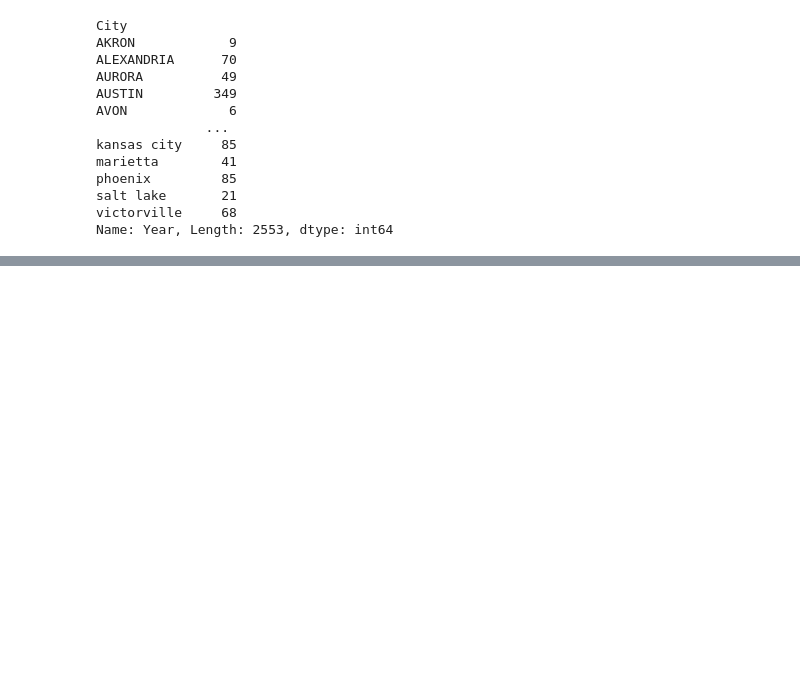
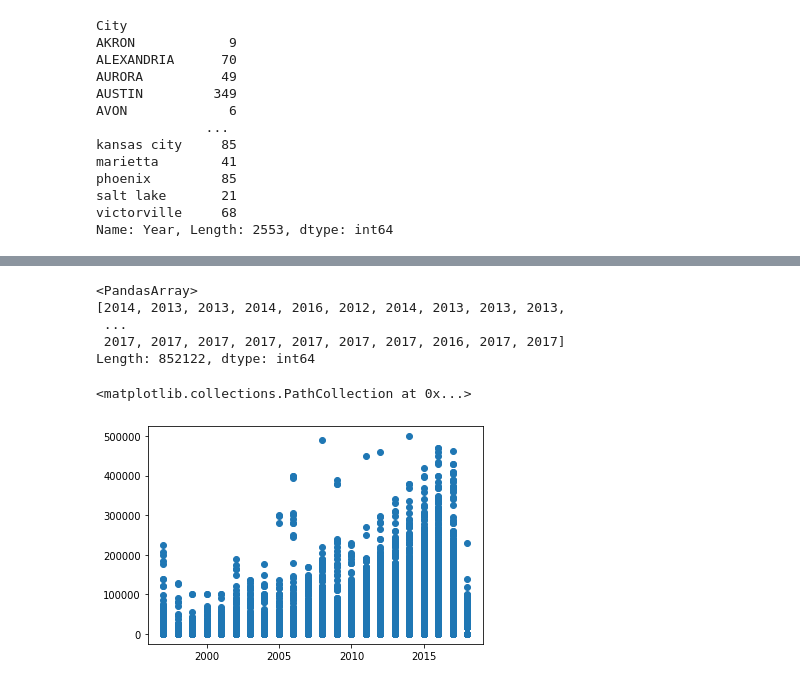
Before and after one commit to Oleg-Storozhev/HillelAI, a Jupyter notebook: Lesson_5/Lesson.ipynb, the cells around one changed output, grey strips where cells are left out. Drawn from its saved outputs; the diff is of its cells as text; code cells hidden in the pictures; blank space fills up the shorter version.

```diff
--- a/Lesson_5/Lesson.ipynb
+++ b/Lesson_5/Lesson.ipynb
@@ -2,6 +2,6 @@
 import pandas as pd
 import matplotlib.pyplot as plt
 from sklearn.linear_model import LinearRegression
-df = pd.read_csv('Lesson_5/true_car_listings_prepeared.csv')
+df = pd.read_csv('true_car_listings_prepeared.csv')
 df
 # %% [output]
@@ -195,0 +233,15 @@ NameError: name 'df' is not defined
+# %%
+df['Year'].array
+# %% [output]
+<PandasArray>
+[2014, 2013, 2013, 2014, 2016, 2012, 2014, 2013, 2013, 2013,
+ ...
+ 2017, 2017, 2017, 2017, 2017, 2017, 2017, 2016, 2017, 2017]
+Length: 852122, dtype: int64
+# %%
+x = df.Year
+y = df.Price
+plt.scatter(x, y)
+# %% [output]
+<matplotlib.collections.PathCollection at 0x...>
+[figure, added]
```
Also changed, not shown: parts of 5 cells of this notebook, 2 other files.
